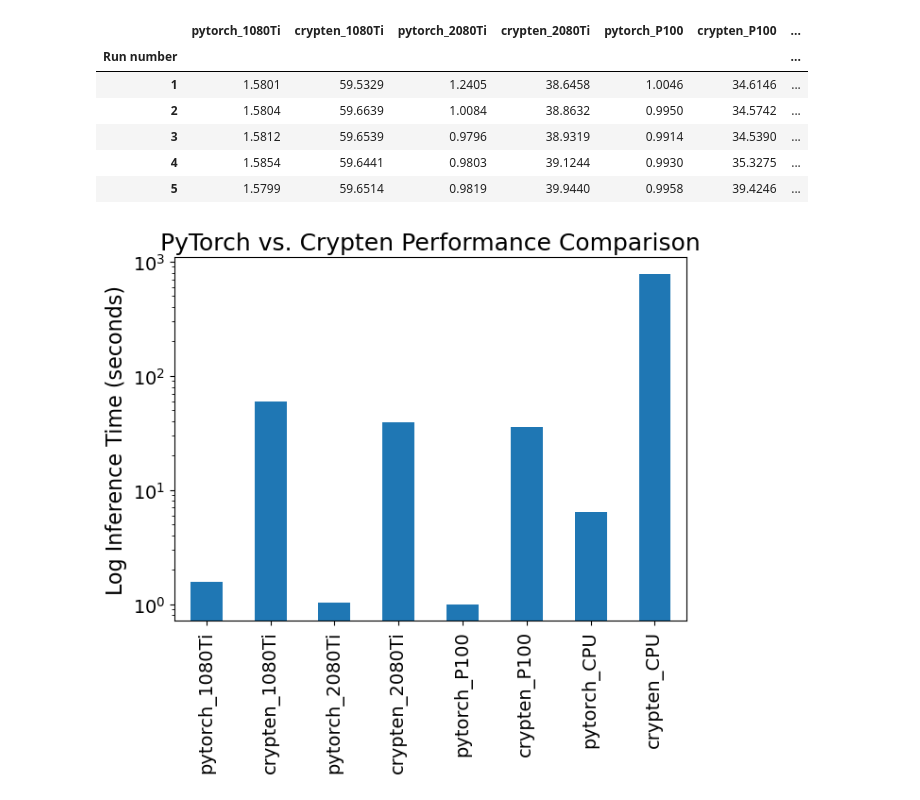
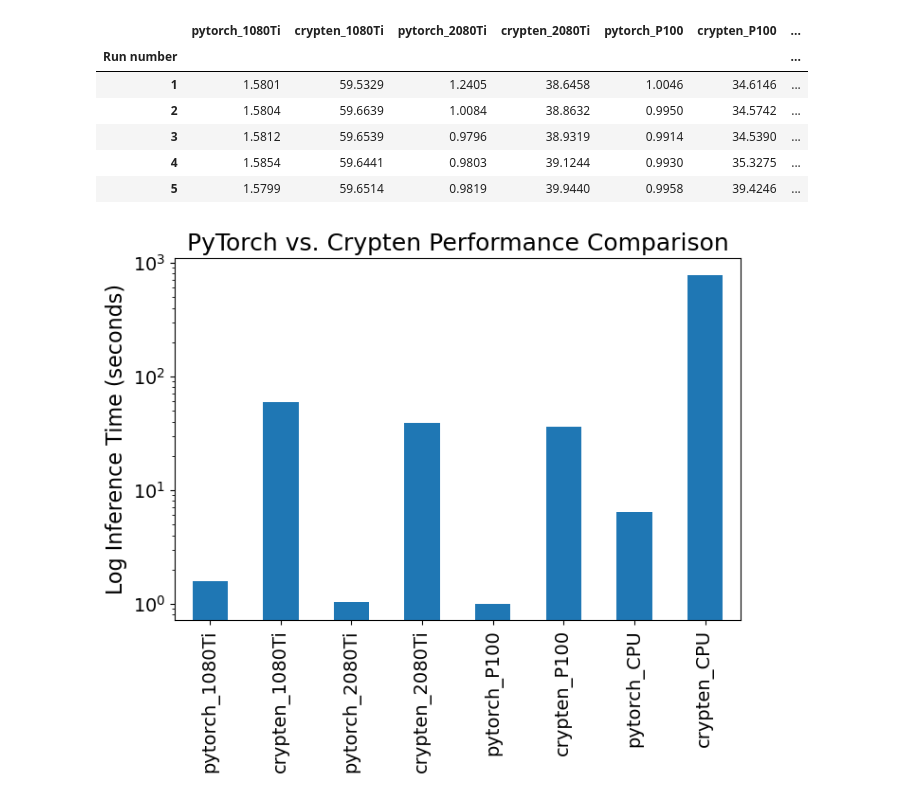
Before and after one commit to UVA-MLSys/DS7406-Spring-2024, a Jupyter notebook: Projects/Team 1/khairul/visualize.ipynb, the cells around one changed output. Cells and saved outputs as stored; diff of their text form; code cells hidden in the pictures.

Commit message:
update visualization

```diff
--- a/Projects/Team 1/khairul/visualize.ipynb
+++ b/Projects/Team 1/khairul/visualize.ipynb
@@ -41,0 +64,7 @@ plt.show()
+# %%
+encrypted_time_df = pd.DataFrame({'Run number':range(1,6)})
+encrypted_time_df.set_index('Run number', inplace=True)
+for device in devices:
+    encrypted_time_df[device] = files[device]['Test time (encrypted)'].values
+
+encrypted_time_df
@@ -58,12 +111,13 @@ df_means
 | 4 | 1.5854 | 59.6441 | 0.9803 | 39.1244 | 0.9930 | 35.3275 | ... |
 | 5 | 1.5799 | 59.6514 | 0.9819 | 39.9440 | 0.9958 | 39.4246 | ... |
 # %%
-plt.figure(figsize=(7,5))
+plt.figure(figsize=(7,6))
 df_means.plot(kind="bar")
 plt.title("PyTorch vs. Crypten Performance Comparison", fontsize=18)
 # plt.xlabel("Device")
 plt.ylabel("Log Inference Time (seconds)")
 plt.yscale("log")
-plt.savefig('pytorch_vs_crypten.jpg')
+plt.tight_layout()
+plt.savefig('pytorch_vs_crypten.jpg', dpi=200)
 # %% [output]
-[figure, old version]
+[figure, new version]
```
Also changed, not shown: parts of 8 cells of this notebook, 6 other files.
